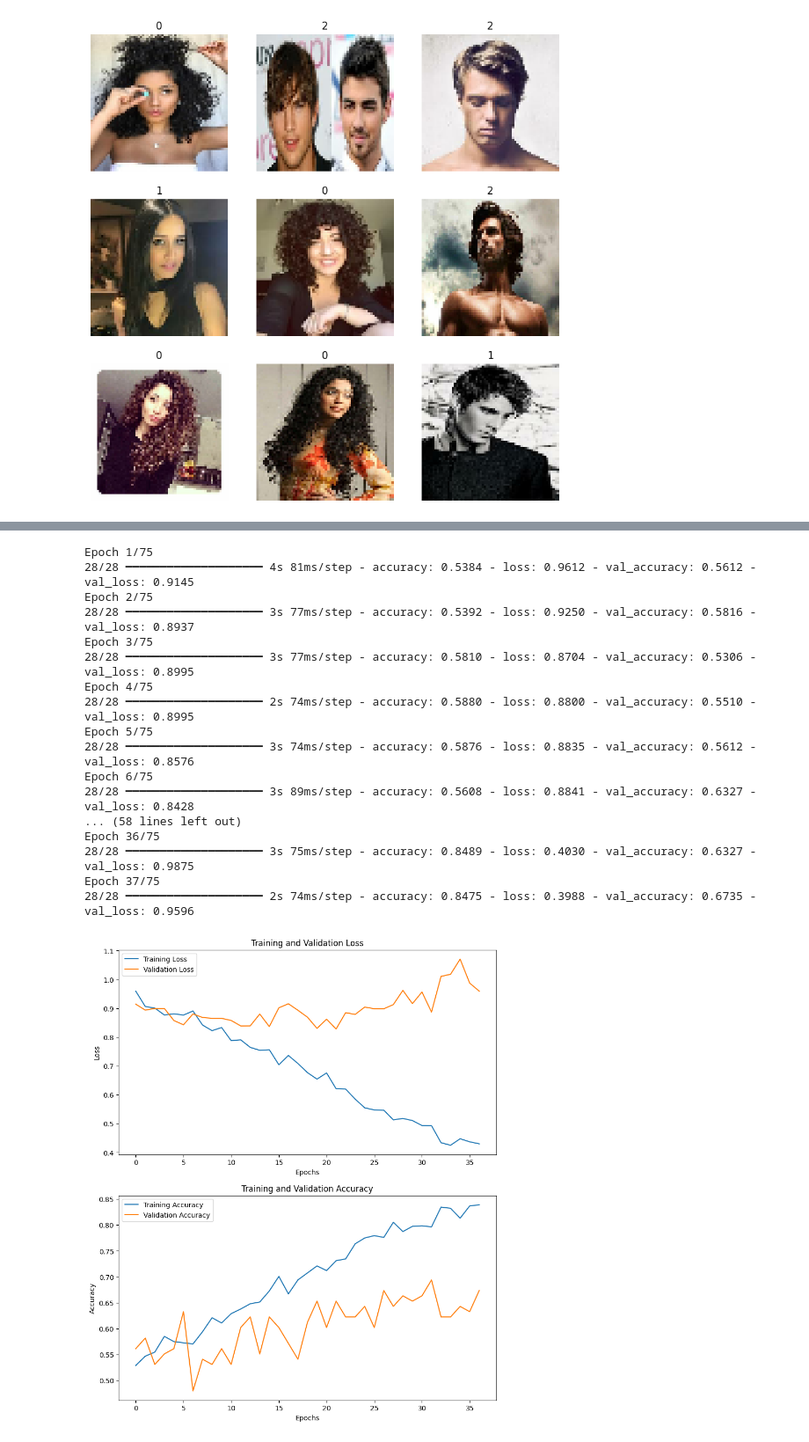
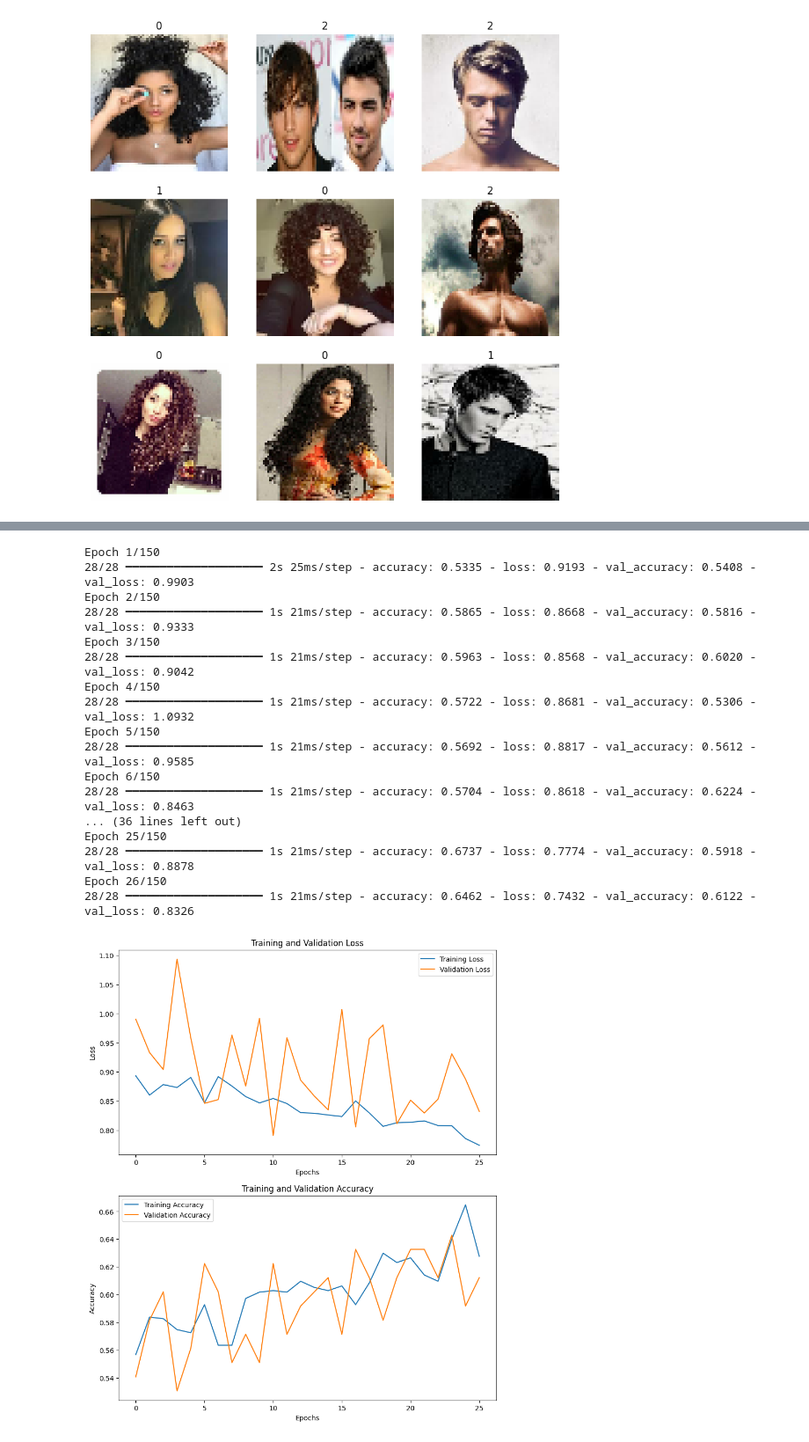
Before and after one commit to angelodelapaz/HairPredictionCNNModel, a Jupyter notebook: HairCNNModel.ipynb, the cells around one changed output, grey strips where cells are left out. Shown at 88% size. Cells and saved outputs as stored; diff of their text form; code cells hidden in the pictures.

```diff
--- a/BaselineModel copy.ipynb
+++ b/HairCNNModel.ipynb
@@ -85,8 +84,8 @@ def build_model(hp):
     model = keras.Sequential()
     model.add(keras.Input(shape=image_size + (3,)))
     model.add(layers.Rescaling(1.0 / 255))
-    #model.add(layers.RandomFlip("horizontal"))
-    #model.add(layers.RandomRotation(0.1))
+    model.add(layers.RandomFlip("horizontal"))
+    model.add(layers.RandomRotation(0.1))
 
     # Tune the number of filters and kernel size for each convolutional layer
     for i in range(hp.Int('num_conv_layers', min_value=1, max_value=3)): # Tune the number of convolutional layers
@@ -100,6 +99,7 @@ def build_model(hp):
         ))
         model.add(layers.Activation("relu")) # Add ReLU activation function
         model.add(layers.MaxPooling2D(pool_size=(2, 2), strides=2)) # Add max pooling layer
+        model.add(SpatialDropout2D(hp.Choice('dropout', values=[0.0, 0.1, 0.2, 0.3])))
 
     model.add(layers.GlobalAveragePooling2D()) # Add global average pooling layer
 
@@ -123,7 +123,7 @@ def build_model(hp):
 
     # Compile the model with the specified optimizer
     model.compile(
-        optimizer= keras.optimizers.Adam(learning_rate=hp.Choice('learning_rate', values=[1e-2, 1e-3, 1e-4])),
+        optimizer= keras.optimizers.AdaBelief(learning_rate=hp.Choice('learning_rate', values=[1e-2, 1e-3, 1e-4])),
         loss="categorical_crossentropy",
         metrics=["accuracy"],
     )
@@ -145,7 +145,7 @@ tuner = Hyperband(
     objective='val_accuracy',
     max_epochs=20,
     directory='keras_tuner',
-    project_name= 'hair_prediction_5'
+    project_name= 'hair_prediction_3'
 )
 
 # Perform the hyperparameter search
@@ -233,56 +258,56 @@ tuner/trial_id            | 0008
 import matplotlib.pyplot as plt
 from keras.callbacks import EarlyStopping
 
-epochs = 75
+epochs = 150
 
 # Assuming train_ds and val_ds are defined and the model is compiled
 history = best_model.fit(train_ds, epochs=epochs, validation_data=val_ds, callbacks=[EarlyStopping(patience=15)])
 #history = model.fit(train_ds, epochs=epochs, validation_data=val_ds)
 
 
 # Creates a figure with two subplots
 fig, (ax1, ax2) = plt.subplots(2, 1, figsize=(10, 12))
 
 # Plot the training and validation loss
 ax1.plot(history.history['loss'], label='Training Loss')
 ax1.plot(history.history['val_loss'], label='Validation Loss')
 ax1.set_title('Training and Validation Loss')
 ax1.set_xlabel('Epochs')
 ax1.set_ylabel('Loss')
 ax1.legend()
 
 # Plot the training and validation accuracy
 ax2.plot(history.history['accuracy'], label='Training Accuracy')
 ax2.plot(history.history['val_accuracy'], label='Validation Accuracy')
 ax2.set_title('Training and Validation Accuracy')
 ax2.set_xlabel('Epochs')
 ax2.set_ylabel('Accuracy')
 ax2.legend()
 
 # Adjust the spacing between subplots
 plt.subplots_adjust(hspace=0.2)
 
 # Show the combined graph
 plt.show()
 # %% [output]
-Epoch 1/75
-28/28 ━━━━━━━━━━━━━━━━━━━━ 4s 81ms/step - accuracy: 0.5384 - loss: 0.9612 - val_accuracy: 0.5612 - val_loss: 0.9145
-Epoch 2/75
-28/28 ━━━━━━━━━━━━━━━━━━━━ 3s 77ms/step - accuracy: 0.5392 - loss: 0.9250 - val_accuracy: 0.5816 - val_loss: 0.8937
-Epoch 3/75
-28/28 ━━━━━━━━━━━━━━━━━━━━ 3s 77ms/step - accuracy: 0.5810 - loss: 0.8704 - val_accuracy: 0.5306 - val_loss: 0.8995
-Epoch 4/75
-28/28 ━━━━━━━━━━━━━━━━━━━━ 2s 74ms/step - accuracy: 0.5880 - loss: 0.8800 - val_accuracy: 0.5510 - val_loss: 0.8995
-Epoch 5/75
-28/28 ━━━━━━━━━━━━━━━━━━━━ 3s 74ms/step - accuracy: 0.5876 - loss: 0.8835 - val_accuracy: 0.5612 - val_loss: 0.8576
-Epoch 6/75
-28/28 ━━━━━━━━━━━━━━━━━━━━ 3s 89ms/step - accuracy: 0.5608 - loss: 0.8841 - val_accuracy: 0.6327 - val_loss: 0.8428
-... (58 lines left out)
-Epoch 36/75
-28/28 ━━━━━━━━━━━━━━━━━━━━ 3s 75ms/step - accuracy: 0.8489 - loss: 0.4030 - val_accuracy: 0.6327 - val_loss: 0.9875
-Epoch 37/75
-28/28 ━━━━━━━━━━━━━━━━━━━━ 2s 74ms/step - accuracy: 0.8475 - loss: 0.3988 - val_accuracy: 0.6735 - val_loss: 0.9596
+Epoch 1/150
+28/28 ━━━━━━━━━━━━━━━━━━━━ 2s 25ms/step - accuracy: 0.5335 - loss: 0.9193 - val_accuracy: 0.5408 - val_loss: 0.9903
+Epoch 2/150
+28/28 ━━━━━━━━━━━━━━━━━━━━ 1s 21ms/step - accuracy: 0.5865 - loss: 0.8668 - val_accuracy: 0.5816 - val_loss: 0.9333
+Epoch 3/150
+28/28 ━━━━━━━━━━━━━━━━━━━━ 1s 21ms/step - accuracy: 0.5963 - loss: 0.8568 - val_accuracy: 0.6020 - val_loss: 0.9042
+Epoch 4/150
+28/28 ━━━━━━━━━━━━━━━━━━━━ 1s 21ms/step - accuracy: 0.5722 - loss: 0.8681 - val_accuracy: 0.5306 - val_loss: 1.0932
+Epoch 5/150
+28/28 ━━━━━━━━━━━━━━━━━━━━ 1s 21ms/step - accuracy: 0.5692 - loss: 0.8817 - val_accuracy: 0.5612 - val_loss: 0.9585
+Epoch 6/150
+28/28 ━━━━━━━━━━━━━━━━━━━━ 1s 21ms/step - accuracy: 0.5704 - loss: 0.8618 - val_accuracy: 0.6224 - val_loss: 0.8463
+... (36 lines left out)
+Epoch 25/150
+28/28 ━━━━━━━━━━━━━━━━━━━━ 1s 21ms/step - accuracy: 0.6737 - loss: 0.7774 - val_accuracy: 0.5918 - val_loss: 0.8878
+Epoch 26/150
+28/28 ━━━━━━━━━━━━━━━━━━━━ 1s 21ms/step - accuracy: 0.6462 - loss: 0.7432 - val_accuracy: 0.6122 - val_loss: 0.8326
-[figure, old version]
+[figure, new version]
 # %%
 
 # Evaluate the best model
```
Also changed, not shown: parts of 6 cells of this notebook.
